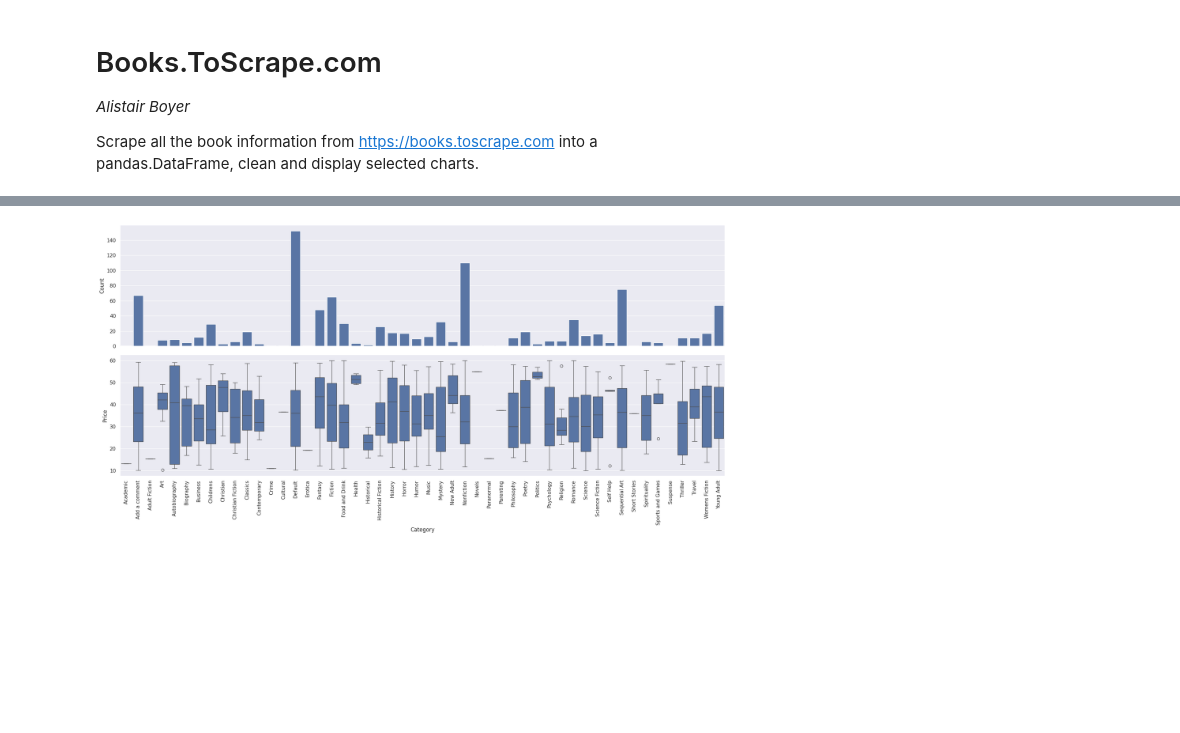
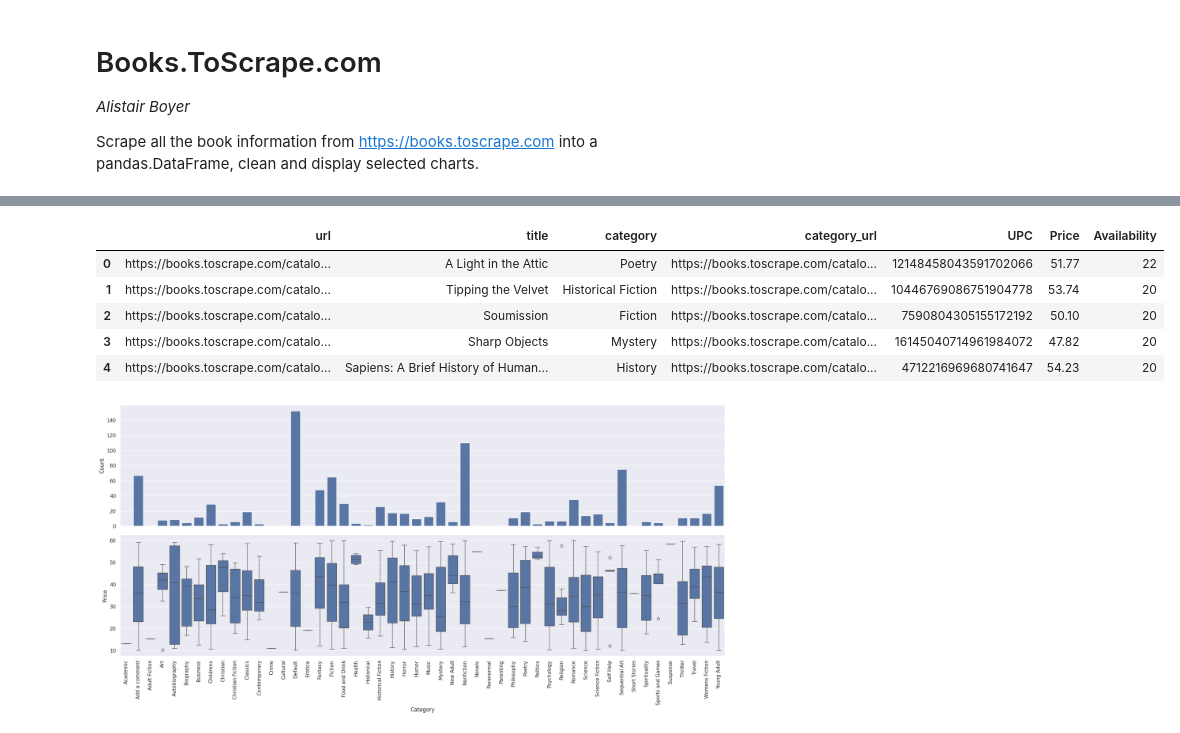
Before and after one commit to alistairboyer/DigitalFutures, a Jupyter notebook: Exercises/BooksToScrape.ipynb, the cells around one changed output, grey strips where cells are left out. Drawn from its saved outputs; the diff is of its cells as text; code cells hidden in the pictures; blank space fills up the shorter version.

Commit message:
added a look at the clean frame

```diff
--- a/Exercises/BooksToScrape.ipynb
+++ b/Exercises/BooksToScrape.ipynb
@@ -113,3 +110,13 @@ df_clean = clean(df)
+# %%
+df_clean = clean(df)
+df_clean.head()
+# %% [output]
+|  | url | title | category | category_url | UPC | Price | Availability |
+| 0 | https://books.toscrape.com/catalo... | A Light in the Attic | Poetry | https://books.toscrape.com/catalo... | 12148458043591702066 | 51.77 | 22 |
+| 1 | https://books.toscrape.com/catalo... | Tipping the Velvet | Historical Fiction | https://books.toscrape.com/catalo... | 10446769086751904778 | 53.74 | 20 |
+| 2 | https://books.toscrape.com/catalo... | Soumission | Fiction | https://books.toscrape.com/catalo... | 7590804305155172192 | 50.10 | 20 |
+| 3 | https://books.toscrape.com/catalo... | Sharp Objects | Mystery | https://books.toscrape.com/catalo... | 16145040714961984072 | 47.82 | 20 |
+| 4 | https://books.toscrape.com/catalo... | Sapiens: A Brief History of Human... | History | https://books.toscrape.com/catalo... | 4712216969680741647 | 54.23 | 20 |
 # %%
 sns.set_theme()
 fig, ax = plt.subplots(2, figsize=(20, 10))
```
Also changed, not shown: parts of 1 cell of this notebook.
